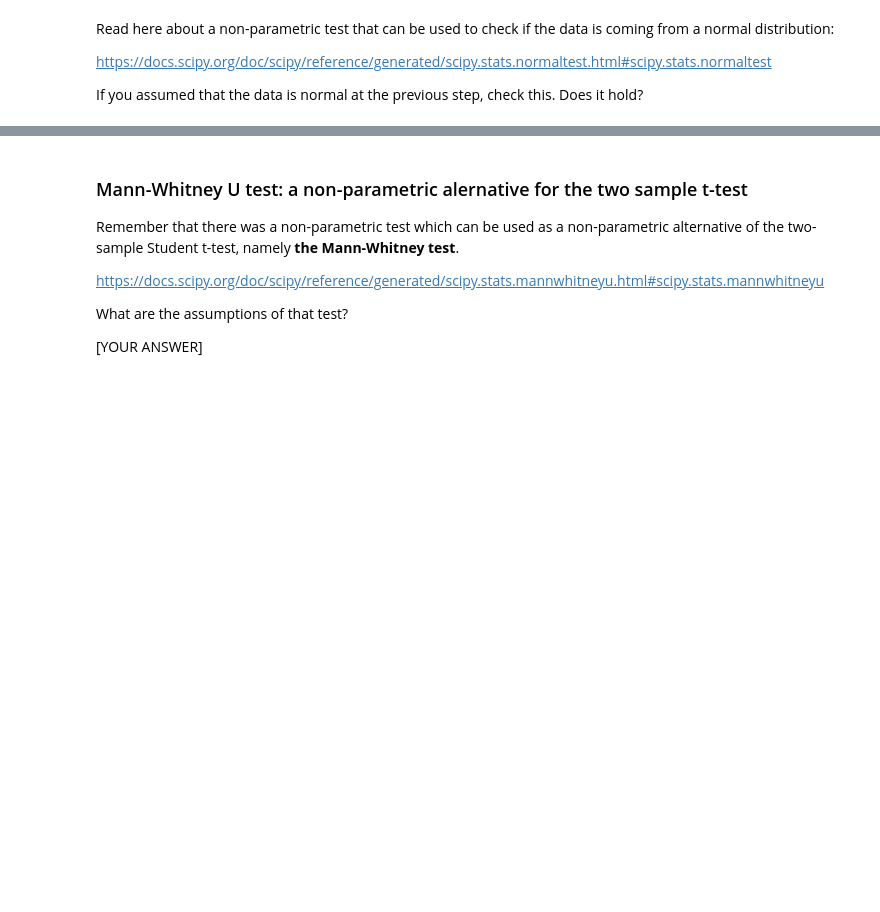
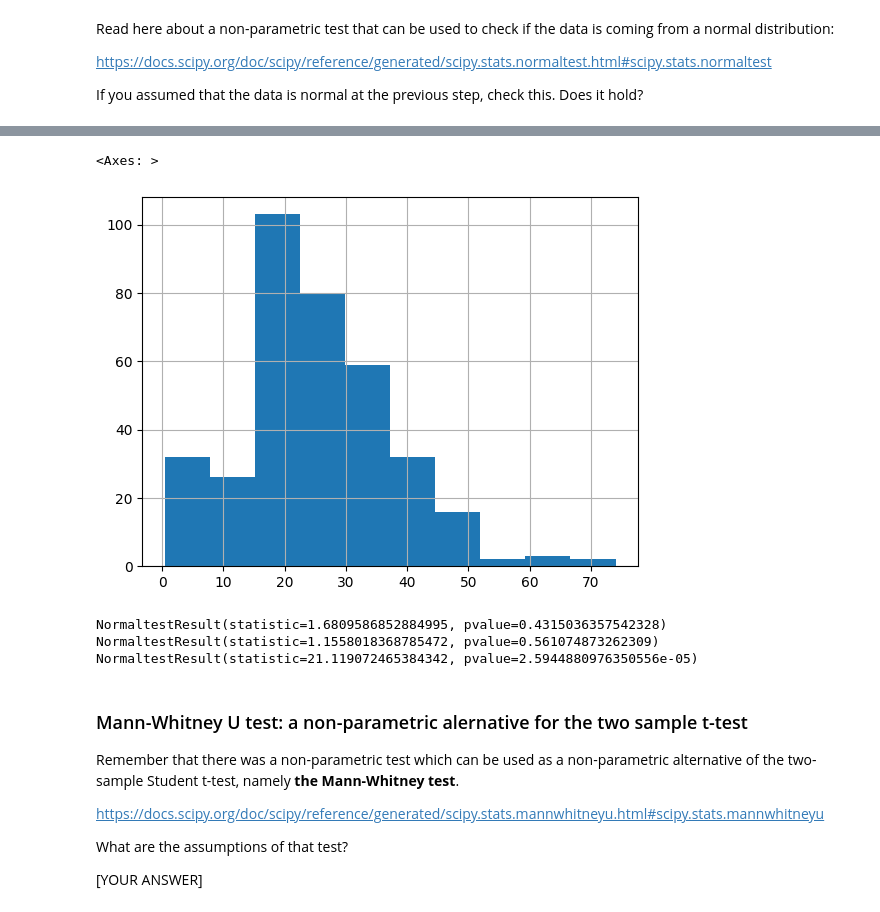
Before and after one commit to fortune-max/M5-probability-and-statistics, a Jupyter notebook: two_sample_tests.ipynb, the cells around one changed output, grey strips where cells are left out. Cells and saved outputs as stored; diff of their text form; code cells hidden in the pictures; blank space fills up the shorter version.

```diff
--- a/two_sample_tests.ipynb
+++ b/two_sample_tests.ipynb
@@ -80,3 +123,21 @@ If you assumed that the data is normal at the previous step, check this. Does it
+# %%
+ages_ticket_3.hist()
+# %% [output]
+<Axes: >
+[figure, added]
+# %%
+# Your code here
+print(stats.normaltest(ages_ticket_1))
+print(stats.normaltest(ages_ticket_2))
+print(stats.normaltest(ages_ticket_3))
+
+# H0: Ages from ticket classes are from a normal distribution
+# H1: They do not follow a normal dist.
+# Retain null hypothesis for class 1 and 2. Reject for class 3.
+# %% [output]
+NormaltestResult(statistic=1.6809586852884995, pvalue=0.4315036357542328)
+NormaltestResult(statistic=1.1558018368785472, pvalue=0.561074873262309)
+NormaltestResult(statistic=21.119072465384342, pvalue=2.5944880976350556e-05)
 # %% [markdown]
 ### Mann-Whitney U test: a non-parametric alernative for the two sample t-test
 
```
Also changed, not shown: parts of 16 cells of this notebook.
